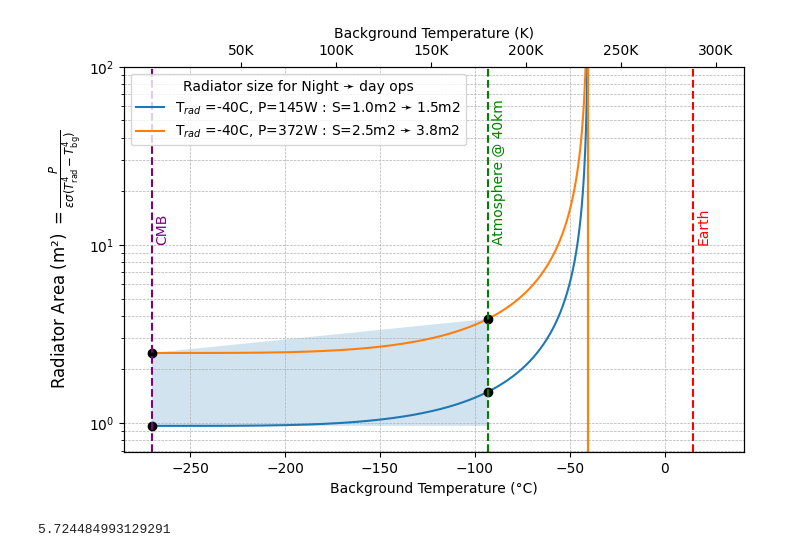
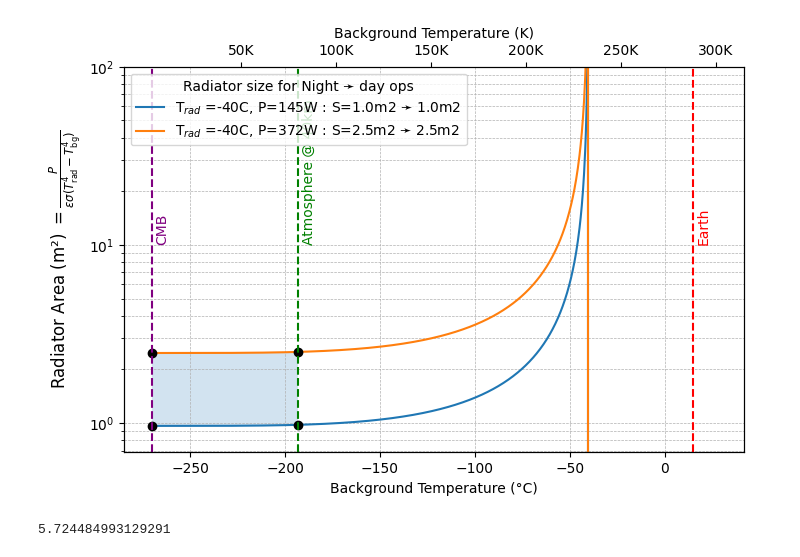
Before and after one commit to vpicouet/pyds9plugin, a Jupyter notebook: pyds9plugin/Macros/FB/AIT/Thermal/radiator_size.ipynb, the cells around one changed output. Cells and saved outputs as stored; diff of their text form; code cells hidden in the pictures.

```diff
--- a/pyds9plugin/Macros/FB/AIT/Thermal/radiator_size.ipynb
+++ b/pyds9plugin/Macros/FB/AIT/Thermal/radiator_size.ipynb
@@ -4,7 +4,8 @@ import numpy as np
 import matplotlib.pyplot as plt
 
 
-P=145
+P=372
+# day_temp =
 def compute_radiator_surface_area(T_background, P=P, epsilon=0.9, T_radiator=250):
     """
     Compute the required radiator surface area.
@@ -26,7 +27,7 @@ T_background = np.linspace(3, 300, 1000)  # Background temperature range (K)
 
 # Key reference temperatures
 T_earth = 288  # Earth's surface temperature (K)
-T_atm_40km = 180  # Estimated atmospheric temperature at 40 km (K)
+T_atm_40km = 80  # Estimated atmospheric temperature at 40 km (K)
 T_CMB = 3  # Cosmic Microwave Background (K)
 
 # Create figure and axis
@@ -35,43 +36,43 @@ fig, ax1 = plt.subplots(figsize=(8, 5))
 # Plot radiator surface area for different radiator temperatures
 for T_radiator,P in zip([233,233],[145,372]):
     ax1.plot(T_background-273.15, compute_radiator_surface_area(T_background,P=P, T_radiator=T_radiator),
-             label=r"T$_{rad}$ =%iC, P=%iW : S=%0.1fm2 ➛ %0.1fm2"%(int(T_radiator-273.15),P,compute_radiator_surface_area(3, P=P,T_radiator=T_radiator),compute_radiator_surface_area(180, P=P,T_radiator=T_radiator)))
+             label=r"T$_{rad}$ =%iC, P=%iW : S=%0.1fm2 ➛ %0.1fm2"%(int(T_radiator-273.15),P,compute_radiator_surface_area(3, P=P,T_radiator=T_radiator),compute_radiator_surface_area(T_atm_40km, P=P,T_radiator=T_radiator)))
     plt.plot(3-273.15,compute_radiator_surface_area(3,P=P, T_radiator=T_radiator),"ko")
-    plt.plot(180-273.15,compute_radiator_surface_area(180,P=P, T_radiator=T_radiator),"ko")
-ax1.fill_between([3-273.15,180-273.15],[compute_radiator_surface_area(3, T_radiator=233,P=145),compute_radiator_surface_area(3, T_radiator=233,P=145)], [compute_radiator_surface_area(3, T_radiator=233,P=372),compute_radiator_surface_area(180, T_radiator=233,P=372)],alpha=0.2)
+    plt.plot(T_atm_40km-273.15,compute_radiator_surface_area(T_atm_40km,P=P, T_radiator=T_radiator),"ko")
+ax1.fill_between([3-273.15,T_atm_40km-273.15],[compute_radiator_surface_area(3, T_radiator=233,P=145),compute_radiator_surface_area(3, T_radiator=233,P=145)], [compute_radiator_surface_area(3, T_radiator=233,P=372),compute_radiator_surface_area(T_atm_40km, T_radiator=233,P=372)],alpha=0.2)
 
 ax1.set_xlabel("Background Temperature (°C)")
 ax1.set_ylabel(r"Radiator Area (m²) $= \frac{%s}{   \epsilon \sigma (T_{\text{rad}}^4 - T_{\text{bg}}^4)}$"%("P"),fontsize=12)
 ax1.set_yscale("log")  # Log scale for better visibility
 ax1.grid(True, which="both", linestyle="--", linewidth=0.5)
 
 # Add secondary x-axis for Kelvin scale (at the top)
 ax2 = ax1.twiny()
 ax2.set_xlim(ax1.get_xlim())
 kelvin_ticks = [50, 100, 150, 200, 250, 300]
 ax2.set_xticks([T - 273.15 for T in kelvin_ticks])  # Convert to Celsius scale
 ax2.set_xticklabels([f"{T}K" for T in kelvin_ticks])
 ax2.set_xlabel("Background Temperature (K)")
 
 # Add vertical lines with inline text labels
 for temp, label, color in zip([T_earth, T_atm_40km, T_CMB],
                                ["Earth", "Atmosphere @ 40km", "CMB"],
                                ['r', 'g', 'purple']):
     ax1.axvline(temp - 273.15, linestyle="--", color=color)  # Convert to Celsius
     ax1.text(temp - 273.15 + 2, 10, label, color=color, rotation=90, verticalalignment='bottom')
 
 # Legend
 ax1.legend(title="Radiator size for Night ➛ day ops")
 
 ax1.set_ylim(ymax=100)
 # Show plot
 plt.show()
 
 # javier
 # black facing
 #   maybe double it with fans
 # %% [output]
-[figure, old version]
+[figure, new version]
 # %%
 # Re-import necessary library after execution state reset
 import numpy as np
```
